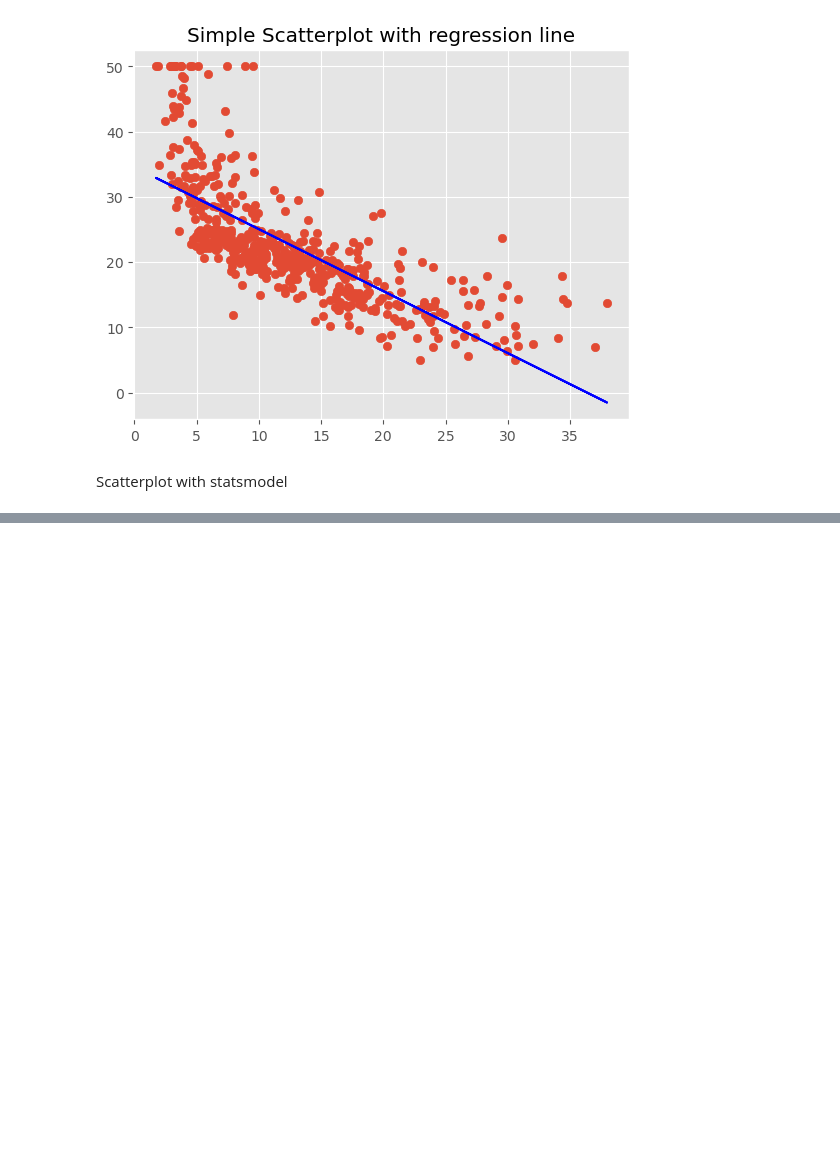
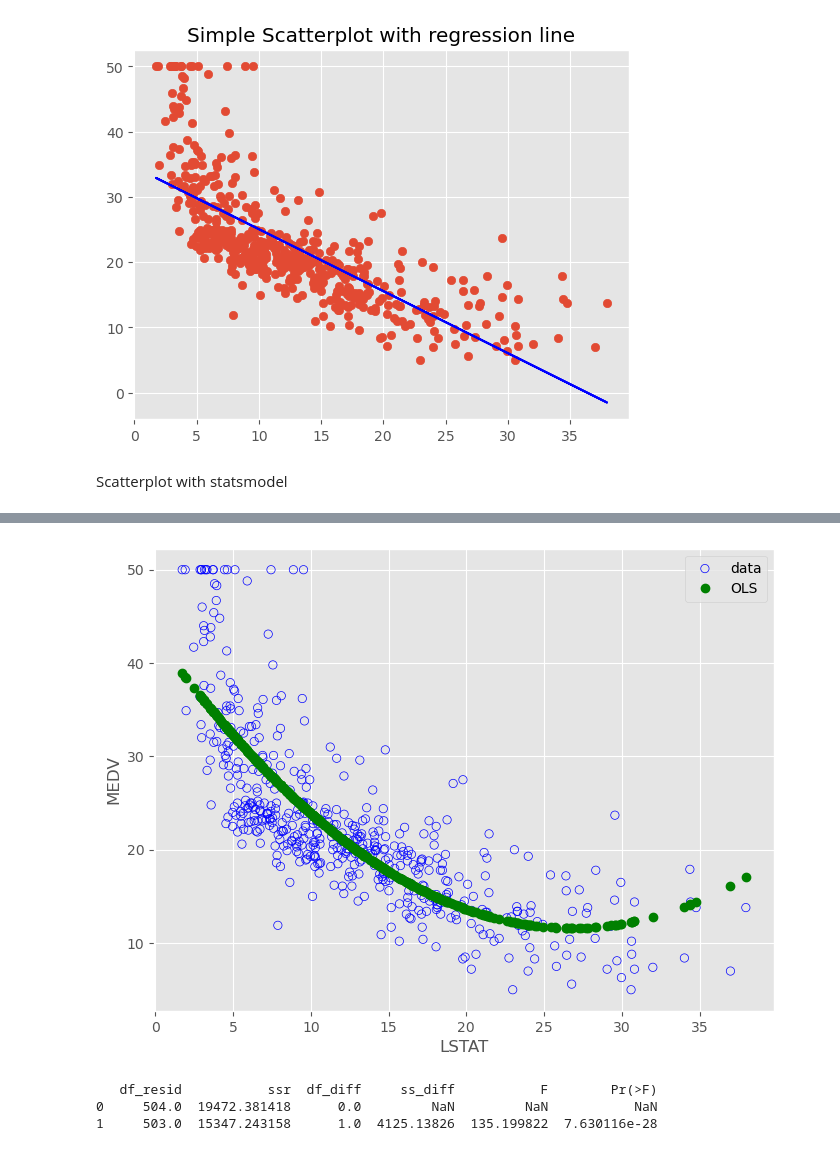
Before and after one commit to edition18/ISLR-in-Python, a Jupyter notebook: My Work/Lab Exercises/chp3.ipynb, the cells around one changed output, grey strips where cells are left out. Cells and saved outputs as stored; diff of their text form; code cells hidden in the pictures; blank space fills up the shorter version.

```diff
--- a/My Work/Lab Exercises/chp3.ipynb
+++ b/My Work/Lab Exercises/chp3.ipynb
@@ -136,0 +186,10 @@ plt.ylabel('MEDV');
+# %%
+# create our design matrix using all the predictors (last column is MEDV)
+# the use of -1 means the very last column (i.e. 1st column from the right) is ignored
+X = sm.add_constant(boston.iloc[:,0:-1])
+
+# create the model instance and estimate
+model = sm.OLS(Y,X)
+est = model.fit()
+# data about the model is stored in summary
+print(est.summary())
@@ -136,0 +240,7 @@ plt.ylabel('MEDV');
+# %%
+boston["lstate:age"] = boston["lstat"] * boston["age"]
+X = sm.add_constant(boston[["lstat",'age',"lstate:age"]])
+Y = boston["medv"]
+model = sm.OLS(Y,X)
+est = model.fit()
+print(est.summary())
@@ -136,0 +265,9 @@ plt.ylabel('MEDV');
+# %%
+boston["lstat^2"] = boston["lstat"] ** 2
+X = sm.add_constant(boston[["lstat","lstat^2"]])
+Y = boston["medv"]
+model = sm.OLS(Y,X)
+quadResult = model.fit()
+print(quadResult.summary())
+
+#The near zero p-value for the quadratic term suggest an improved model.
@@ -136,0 +292,29 @@ plt.ylabel('MEDV');
+# %%
+fig, ax = plt.subplots(figsize=(8,6))
+
+# get numpy array values from dataframe
+x = boston["lstat"]
+y = boston["medv"]
+
+# Plot the data
+ax.scatter(x, y, facecolors='none', edgecolors='b', label="data");
+# plot the models fitted values
+ax.plot(x, quadResult.fittedvalues, 'g', marker='o',linestyle='none', label="OLS");
+
+ax.legend(loc='best');
+
+plt.xlabel('LSTAT');
+plt.ylabel('MEDV');
+# %% [output]
+[figure, added]
+# %%
+# import anova function
+from statsmodels.stats.api import anova_lm
+
+# perform the hypothesis test (see https://en.wikipedia.org/wiki/F-test regression section)
+anova_table = anova_lm(linear_results, quadResult)
+print(anova_table)
+# %% [output]
+   df_resid           ssr  df_diff     ss_diff           F        Pr(>F)
+0     504.0  19472.381418      0.0         NaN         NaN           NaN
+1     503.0  15347.243158      1.0  4125.13826  135.199822  7.630116e-28
```
Also changed, not shown: parts of 14 cells of this notebook.
